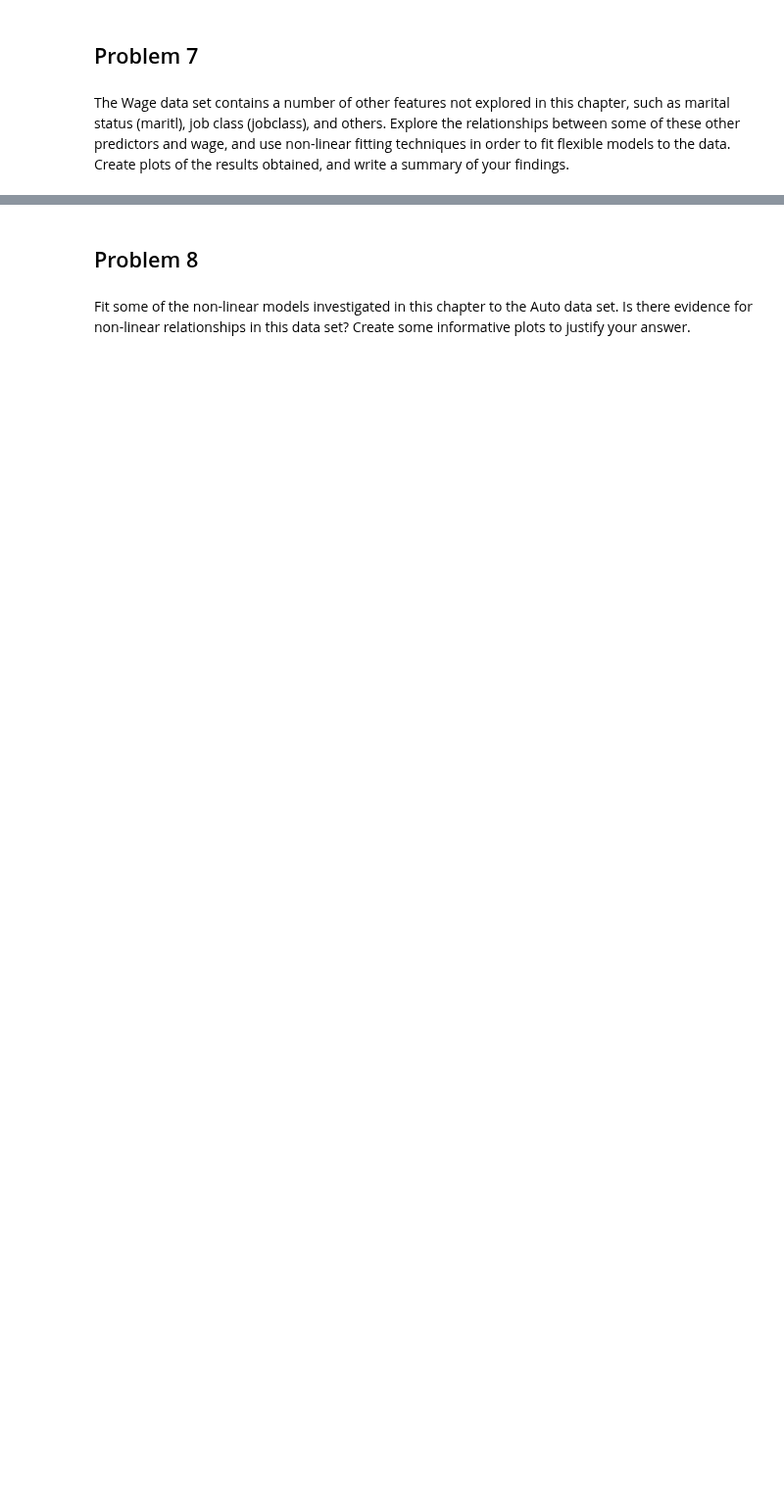
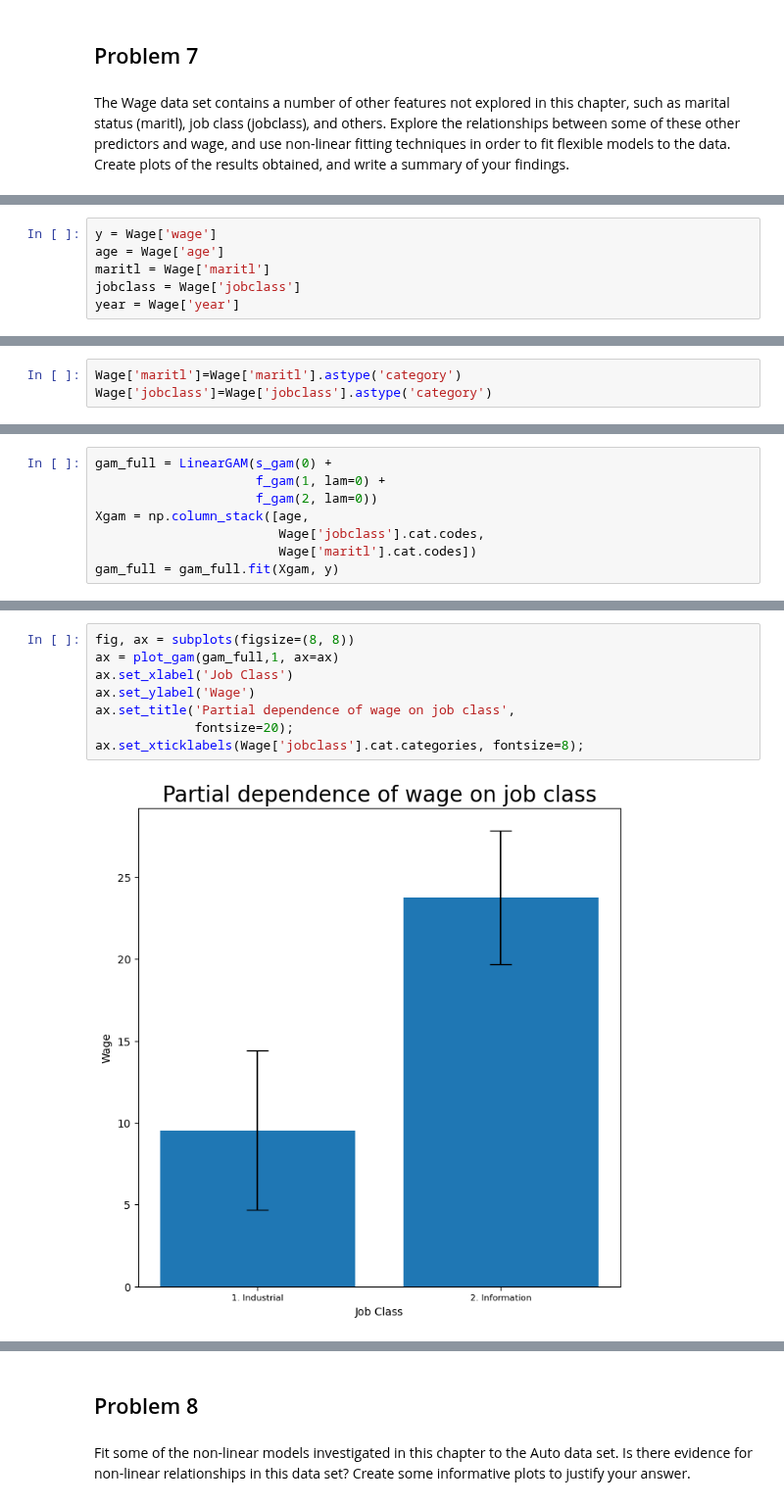
Before and after one commit to kmerkl22/k-s-ISL, a Jupyter notebook: Notebooks/Ch07-ISLappliedexercises.ipynb, the cells around one changed output, grey strips where cells are left out. Shown at 98% size. Drawn from its saved outputs; the diff is of its cells as text; blank space fills up the shorter version.

```diff
--- a/Notebooks/Ch07-ISLappliedexercises.ipynb
+++ b/Notebooks/Ch07-ISLappliedexercises.ipynb
@@ -191,0 +208,6 @@ The Wage data set contains a number of other features not explored in this chapt
+# %%
+y = Wage['wage']
+age = Wage['age']
+maritl = Wage['maritl']
+jobclass = Wage['jobclass']
+year = Wage['year']
@@ -191,0 +242,3 @@ The Wage data set contains a number of other features not explored in this chapt
+# %%
+Wage['maritl']=Wage['maritl'].astype('category')
+Wage['jobclass']=Wage['jobclass'].astype('category')
@@ -191,0 +266,8 @@ The Wage data set contains a number of other features not explored in this chapt
+# %%
+gam_full = LinearGAM(s_gam(0) +
+                     f_gam(1, lam=0) +
+                     f_gam(2, lam=0))
+Xgam = np.column_stack([age,
+                        Wage['jobclass'].cat.codes,
+                        Wage['maritl'].cat.codes])
+gam_full = gam_full.fit(Xgam, y)
@@ -191,0 +300,10 @@ The Wage data set contains a number of other features not explored in this chapt
+# %%
+fig, ax = subplots(figsize=(8, 8))
+ax = plot_gam(gam_full,1, ax=ax)
+ax.set_xlabel('Job Class')
+ax.set_ylabel('Wage')
+ax.set_title('Partial dependence of wage on job class',
+             fontsize=20);
+ax.set_xticklabels(Wage['jobclass'].cat.categories, fontsize=8);
+# %% [output]
+[figure, added]
```
Also changed, not shown: parts of 21 cells of this notebook.
